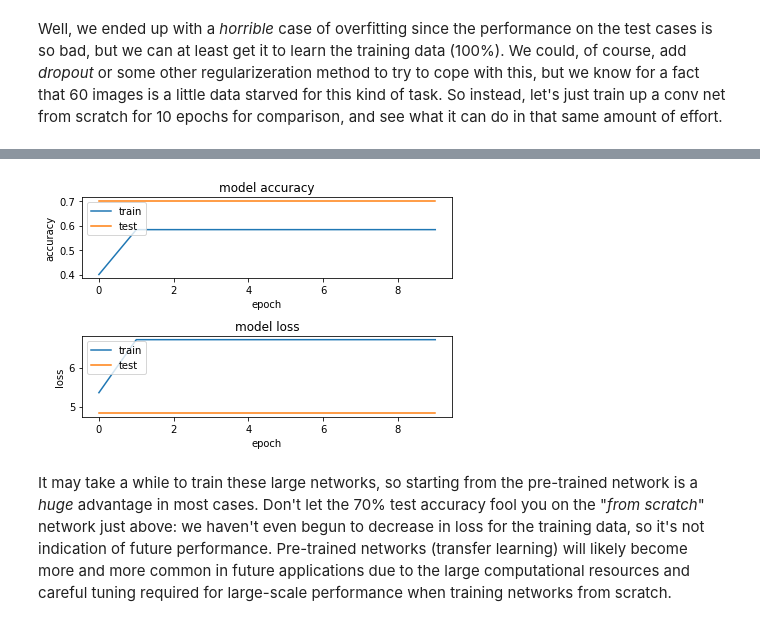
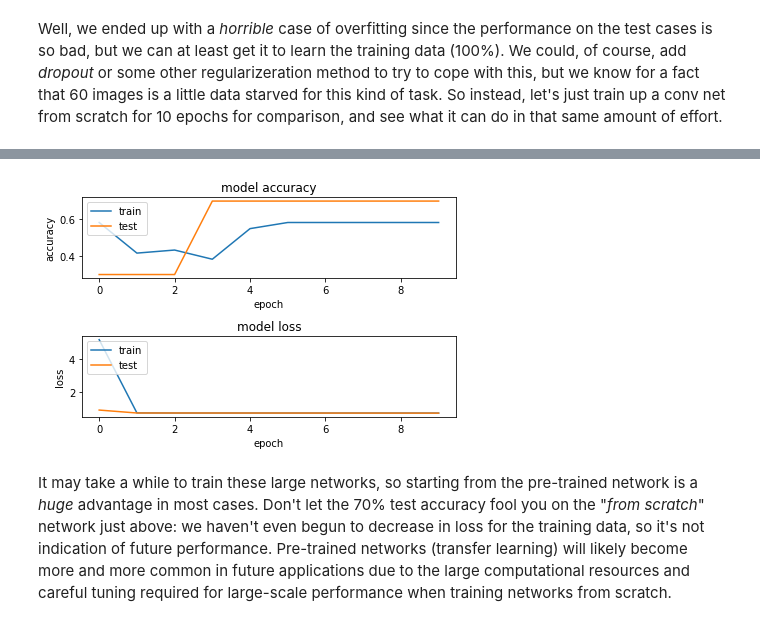
Before and after one commit to CSCI4850/notebook-examples, a Jupyter notebook: Feed-forward Neural Networks/Convolution Networks.ipynb, the cells around one changed output, grey strips where cells are left out. Saved outputs shown, nothing was run; the diff lists cells and outputs as text; code cells hidden in the pictures.

```diff
--- a/Feed-forward Neural Networks/Convolution Networks.ipynb
+++ b/Feed-forward Neural Networks/Convolution Networks.ipynb
@@ -250,7 +250,10 @@ def grab_image(img_path):
     x = preprocess_input(x)
     return x
 
-X = np.concatenate([grab_image('/home/share/xception_example/images/image_%d.JPEG'%(i)) for i in range(100)])
+# Note - this only works on my local servers (see the path?)
+# You will need to load a set of images from a -different- location if you would
+# like to try this out if you are not on the CSCI 4850/5850 machines.
+X = np.concatenate([grab_image('/nfshome/sandbox/xception_example/images/image_%d.JPEG'%(i)) for i in range(100)])
 X.shape
 # %% [output]
 (100, 299, 299, 3)
@@ -305,7 +310,7 @@ That's pretty good. There are 1000 different categories used here, so lot's of d
 OK, so now we can use the model to make a class prediction, but let's see if we can use the pretrained network and build our own classifier on *top* of this model. In order to do this, we will need some different class labels for our data. For these 100 images, 37 have pictures of cats. Therefore, we are going to make a simple two-class predictor (cat vs. no-cat), but use Xception as the first part of our network. Let's load the class labels, and build a net with an Xception front-end.
 # %%
 # 37 cats in there (label 1, and all else 0)
-Y = np.loadtxt('/home/jphillips/tmp/images/domestic_subset/class_labels.csv')
+Y = np.loadtxt('/nfshome/sandbox/xception_example/class_labels.csv')
 Y = keras.utils.to_categorical(Y)
 
 # Take a look at the first 10...
@@ -522,29 +527,29 @@ Epoch 10/10
 # %%
 plt.figure(1)
 
 # summarize history for accuracy
 
 plt.subplot(211)
-plt.plot(history.history['acc'])
-plt.plot(history.history['val_acc'])
+plt.plot(history.history['accuracy'])
+plt.plot(history.history['val_accuracy'])
 plt.title('model accuracy')
 plt.ylabel('accuracy')
 plt.xlabel('epoch')
 plt.legend(['train', 'test'], loc='upper left')
 
 # summarize history for loss
 
 plt.subplot(212)
 plt.plot(history.history['loss'])
 plt.plot(history.history['val_loss'])
 plt.title('model loss')
 plt.ylabel('loss')
 plt.xlabel('epoch')
 plt.legend(['train', 'test'], loc='upper left')
 
 plt.tight_layout()
 plt.show()
 # %% [output]
-[figure, old version]
+[figure, new version]
 # %% [markdown]
 It may take a while to train these large networks, so starting from the pre-trained network is a *huge* advantage in most cases. Don't let the 70% test accuracy fool you on the "*from scratch*" network just above: we haven't even begun to decrease in loss for the training data, so it's not indication of future performance. Pre-trained networks (transfer learning) will likely become more and more common in future applications due to the large computational resources and careful tuning required for large-scale performance when training networks from scratch.
```
Also changed, not shown: parts of 18 cells of this notebook, 1 other file.
